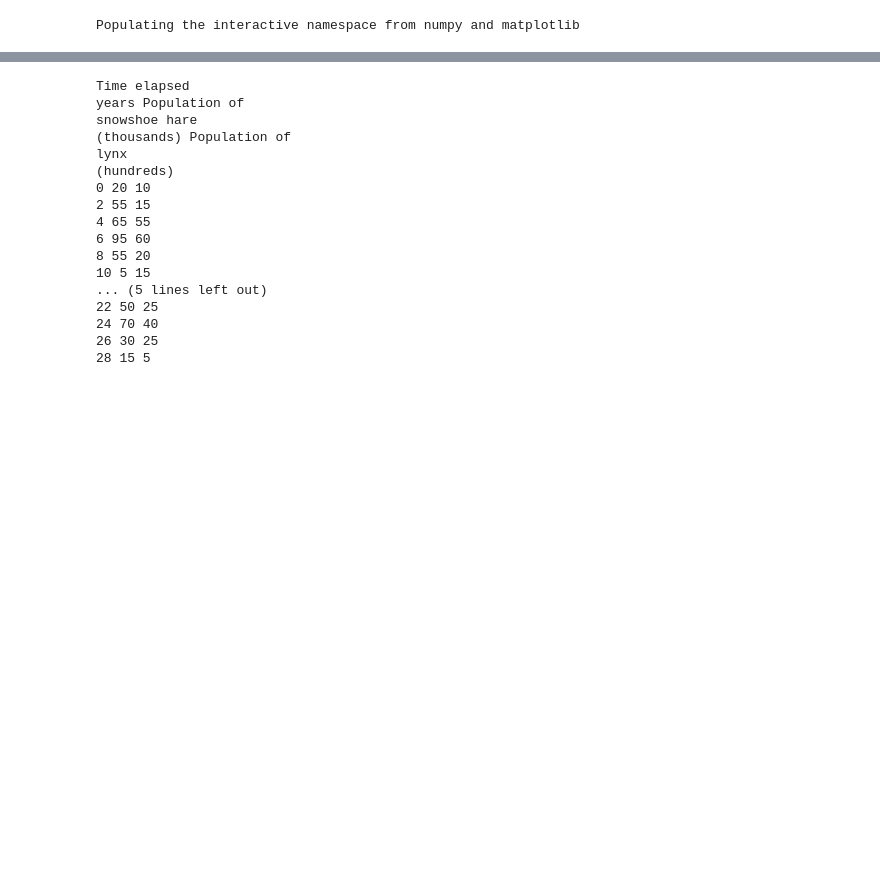
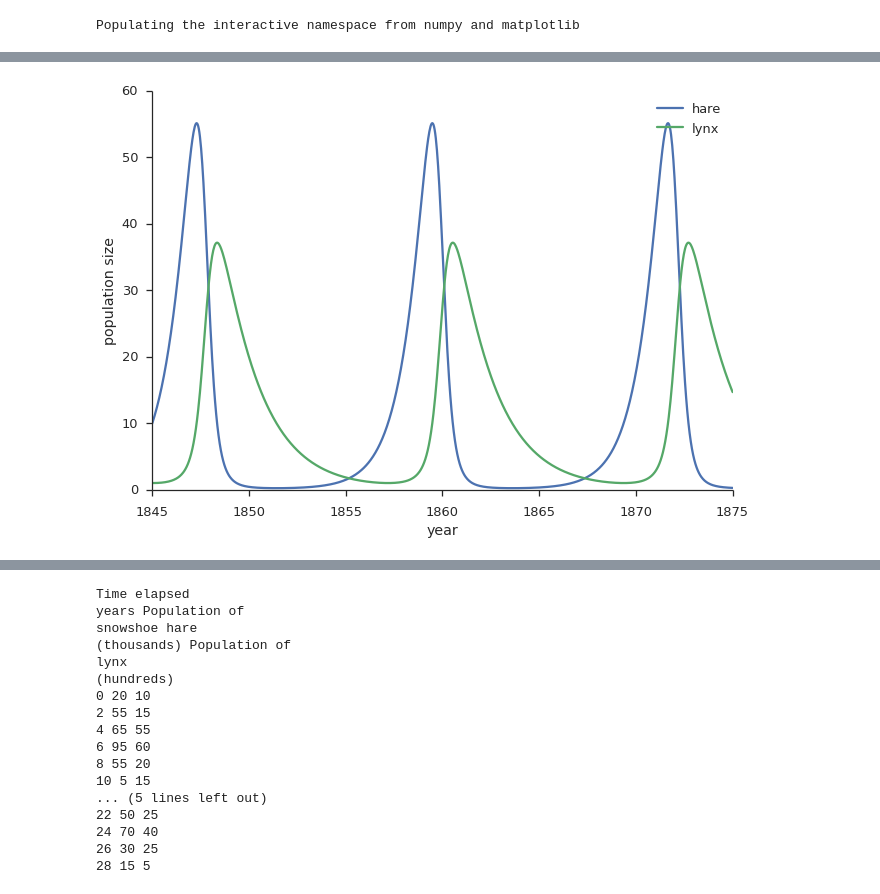
Before and after one commit to Py4Life/TAU2015, a Jupyter notebook: lecture10.ipynb, the cells around one changed output, grey strips where cells are left out. Saved outputs shown, nothing was run; the diff lists cells and outputs as text; code cells hidden in the pictures; blank space fills up the shorter version.

Commit message:
odeint and fitcurve

```diff
--- a/lecture10.ipynb
+++ b/lecture10.ipynb
@@ -10,0 +45,22 @@ import urllib.request as req
+# %%
+def lotka_volterra(y,t,a,b,c,d):
+    H,L = y
+    dHdt = a * H - b * H * L
+    dLdt = c * H * L - d * L
+    return dHdt, dLdt
+# %%
+t_range = linspace(1845,1875,1000)
+a,b,c,d = 1,0.1,0.05,0.5
+
+y = odeint(lotka_volterra, (10,1), t_range, (a,b,c,d))
+H = y[:,0]
+L = y[:,1]
+# %%
+plot(t_range, H, label='hare')
+plot(t_range, L, label='lynx')
+xlabel('year')
+ylabel('population size')
+legend()
+sns.despine();
+# %% [output]
+[figure, added]
```
Also changed, not shown: parts of 28 cells of this notebook.
